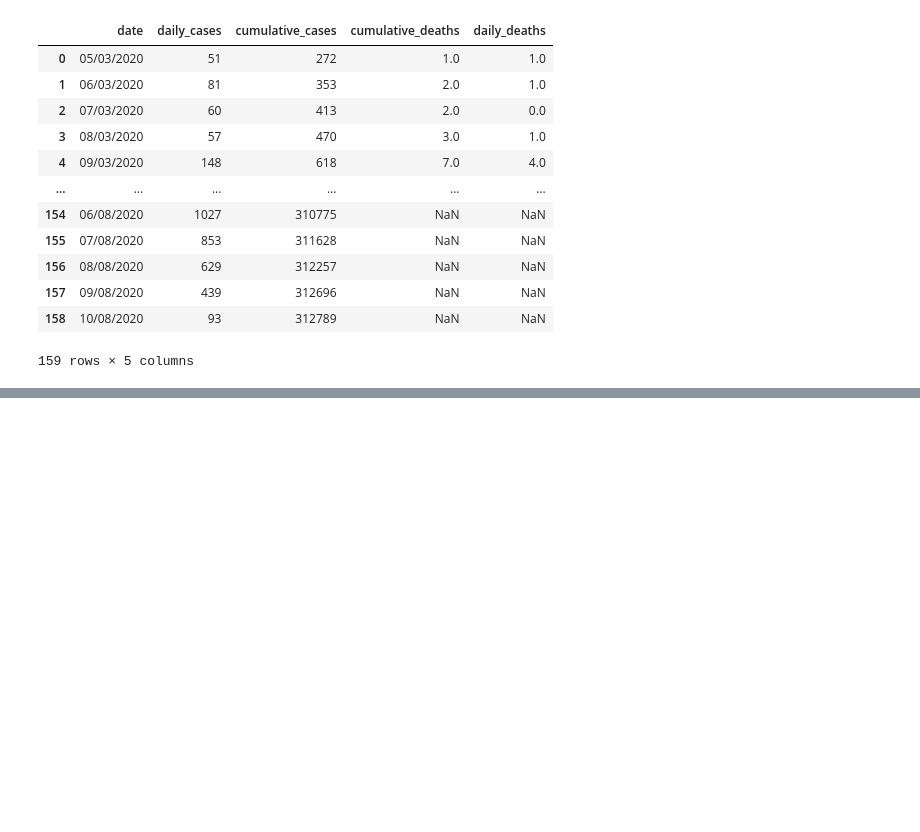
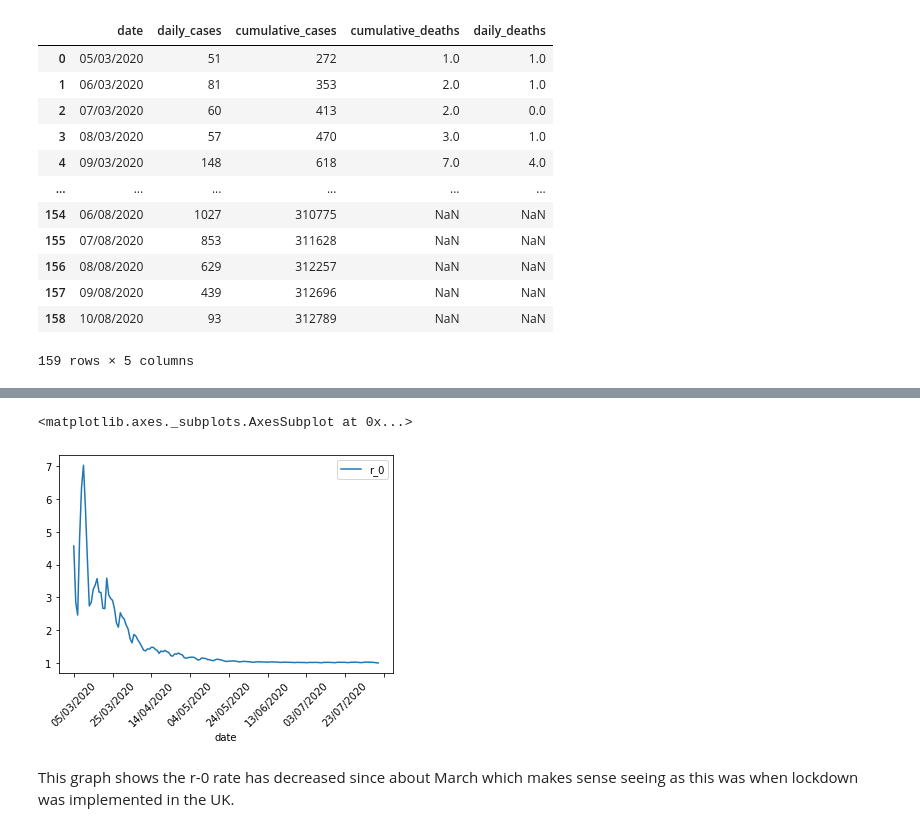
Before and after one commit to Luke-Turvey/Coronavirus-Analysis, a Jupyter notebook: Coronavirus Analysis.ipynb, the cells around one changed output, grey strips where cells are left out. Drawn from its saved outputs; the diff is of its cells as text; code cells hidden in the pictures; blank space fills up the shorter version.

Commit message:
R0 rate predicted

```diff
--- a/Coronavirus Analysis.ipynb
+++ b/Coronavirus Analysis.ipynb
@@ -145,0 +144,25 @@ These graphs tell us
+# %%
+from datetime import datetime, timedelta
+import re
+
+avg_incubation_time = 6
+avg_latent_infectious_time = 3
+
+def return_R0_value(date):
+    delta = 1
+    day = pysqldf(f"SELECT * FROM coronavirus_data WHERE date = '{date}'")
+    date = date.split("/")
+    next_day = "/".join(re.split('-| ',str(datetime(int(date[2]),int(date[1]),int(date[0])) + timedelta(delta)))[:3][::-1])
+    other_day = pysqldf(f"SELECT * FROM coronavirus_data WHERE date = '{next_day}'")
+    K = float((np.log(other_day['cumulative_cases']) - np.log(day['cumulative_cases'])) / delta)
+    R_0 = 1 + K * (avg_incubation_time + avg_latent_infectious_time) + (K ** 2) * avg_incubation_time * avg_latent_infectious_time
+    return R_0
+
+R0_values = []
+for date in coronavirus_data['date']:
+    try:
+        R0_values.append(return_R0_value(date))
+    except:
+        pass
+r0_values = pd.DataFrame({'date':coronavirus_data['date'],'r_0': R0_values})#
+r0_values
@@ -145,0 +183,7 @@ These graphs tell us
+# %%
+r0_values.plot(x='date',y='r_0',rot=45)
+# %% [output]
+<matplotlib.axes._subplots.AxesSubplot at 0x...>
+[figure, added]
+# %% [markdown]
+This graph shows the r-0 rate has decreased since about March which makes sense seeing as this was when lockdown was implemented in the UK.
```
Also changed, not shown: parts of 11 cells of this notebook.
